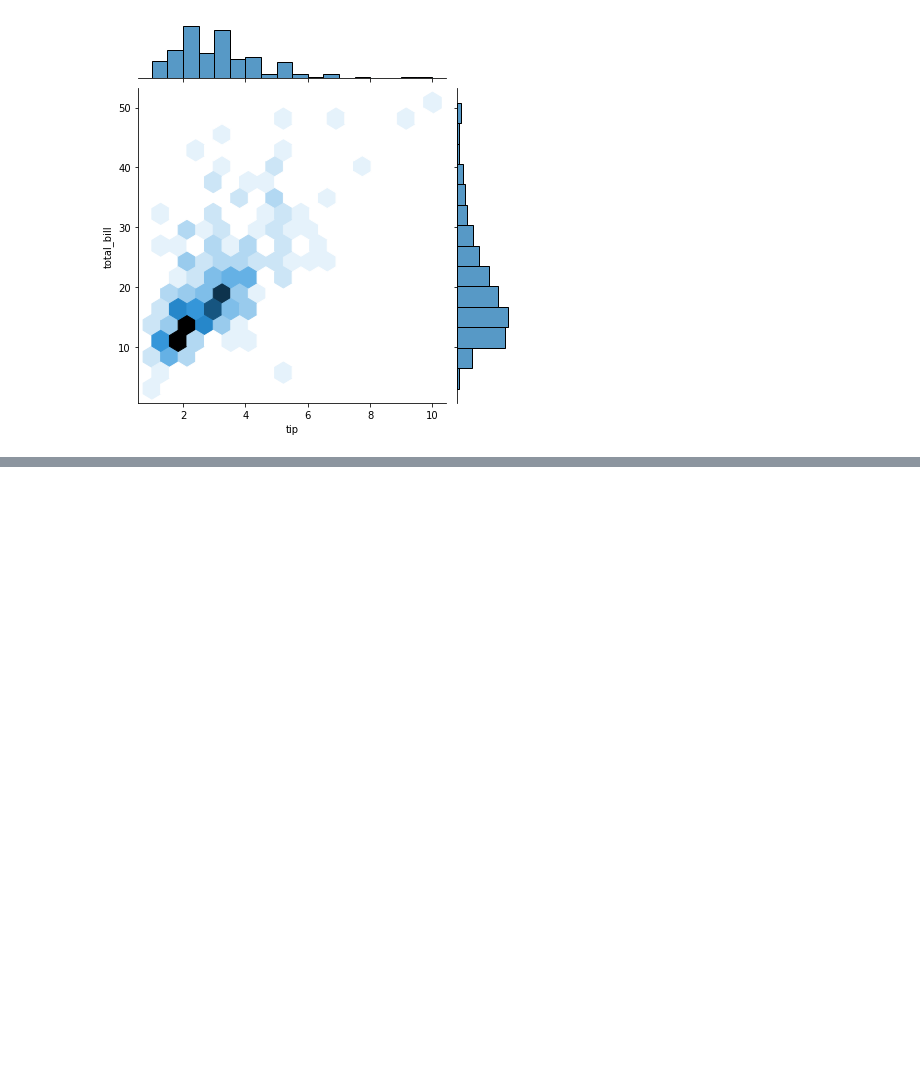
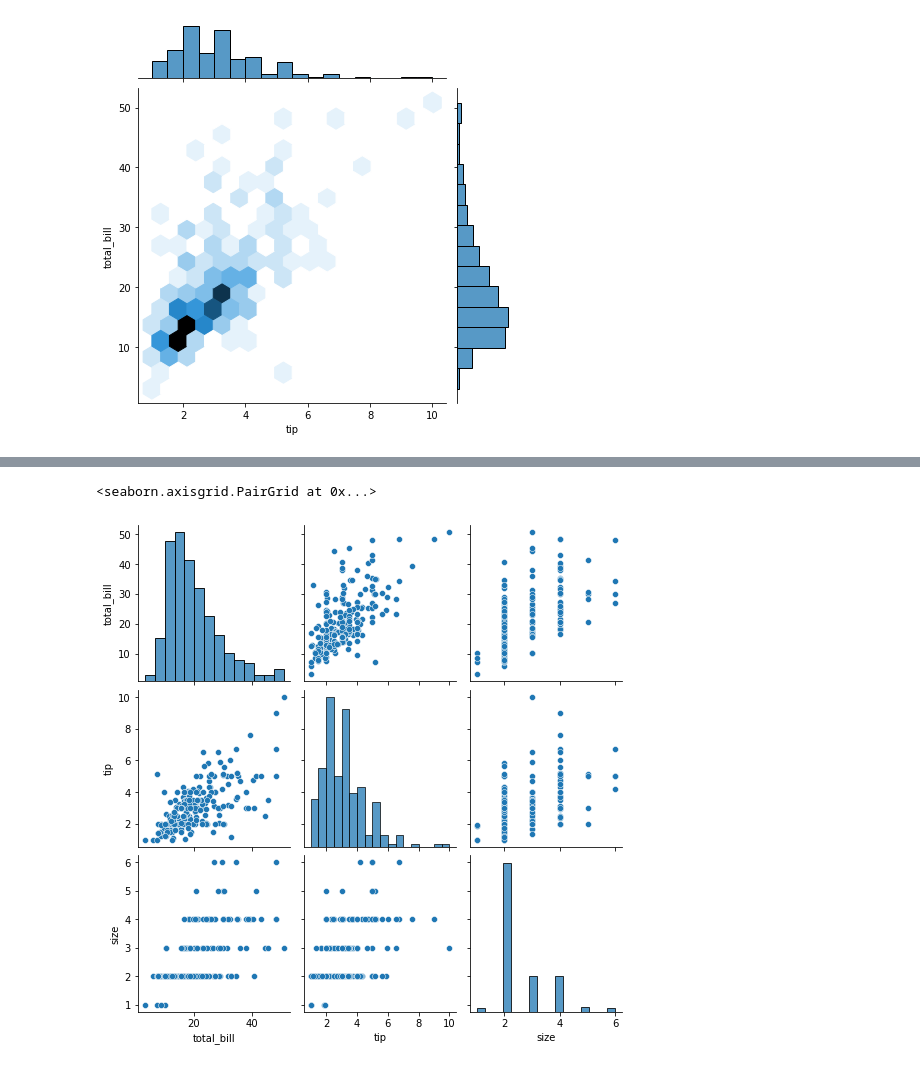
Before and after one commit to masrufjaman/python-basic, a Jupyter notebook: Seaborn - Distplot, Joinplot, Pairplot Part 1.ipynb, the cells around one changed output, grey strips where cells are left out. Saved outputs shown, nothing was run; the diff lists cells and outputs as text; code cells hidden in the pictures; blank space fills up the shorter version.

```diff
--- a/Seaborn - Distplot, Joinplot, Pairplot Part 1.ipynb
+++ b/Seaborn - Distplot, Joinplot, Pairplot Part 1.ipynb
@@ -58,0 +67,5 @@ sns.jointplot(x='tip', y='total_bill', data=df, kind='hex')
+# %%
+sns.pairplot(df)
+# %% [output]
+<seaborn.axisgrid.PairGrid at 0x...>
+[figure, added]
```
Also changed, not shown: parts of 5 cells of this notebook.
